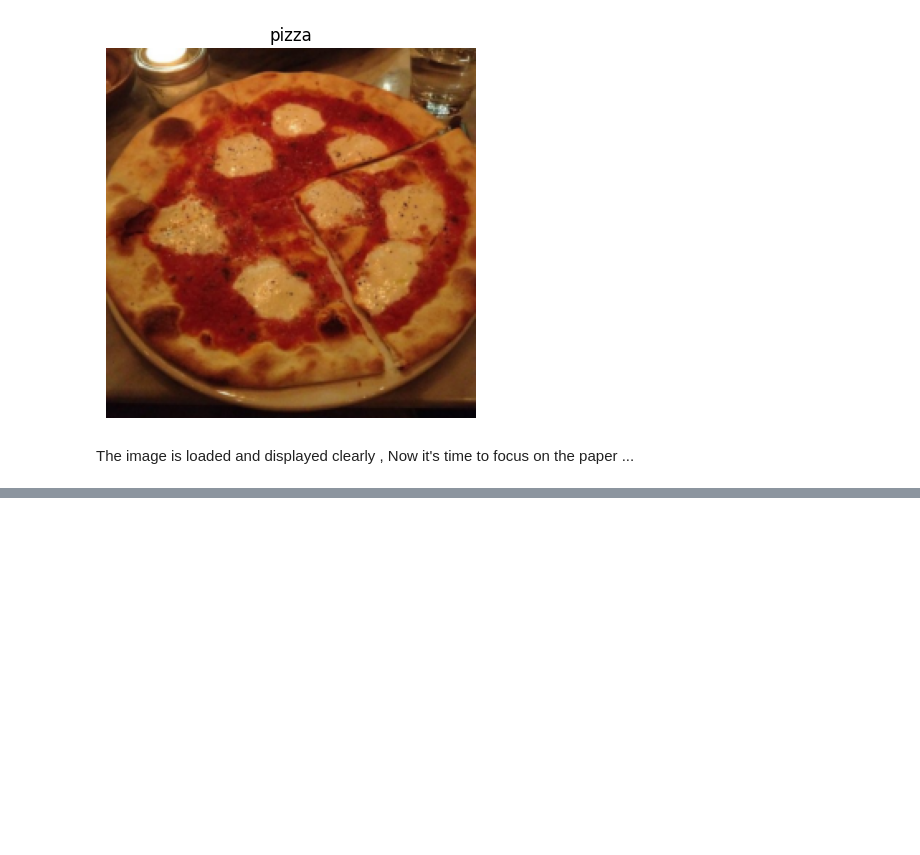
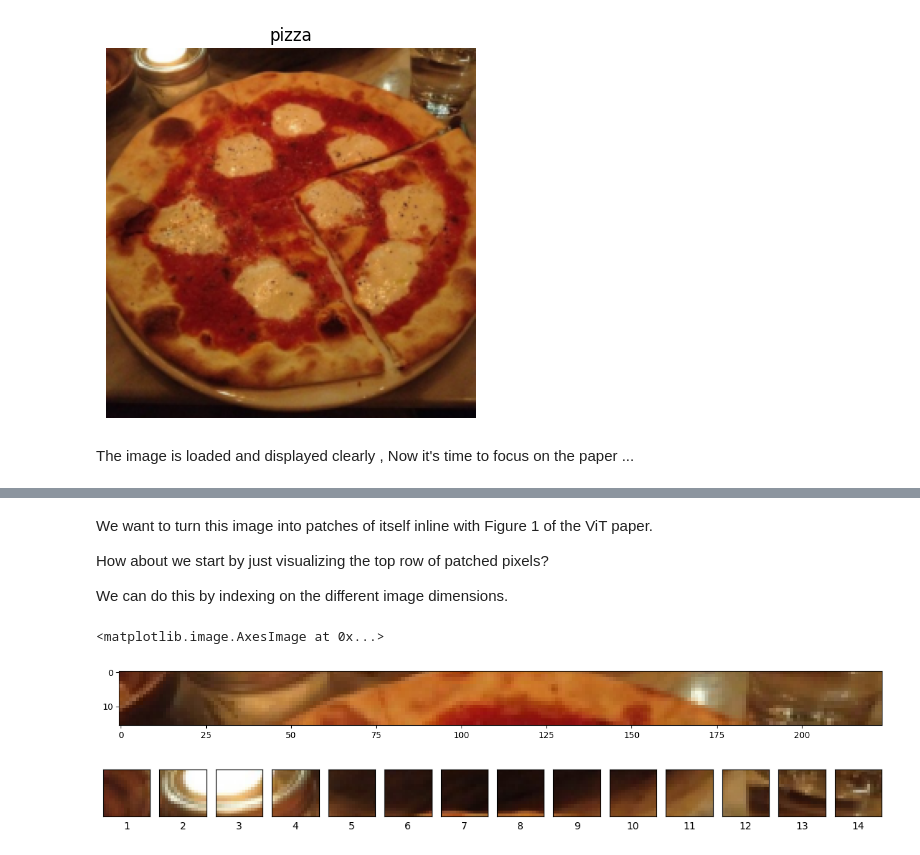
Before and after one commit to ShafaetUllah032/DL_with_PyTorch, a Jupyter notebook: 08 pytorch paper replicating.ipynb, the cells around one changed output, grey strips where cells are left out. Saved outputs shown, nothing was run; the diff lists cells and outputs as text; code cells hidden in the pictures; blank space fills up the shorter version.

Commit message:
creating patches

```diff
--- a/08 pytorch paper replicating.ipynb
+++ b/08 pytorch paper replicating.ipynb
@@ -252,0 +618,41 @@ The image is loaded and displayed clearly , Now it's time to focus on the paper
+# %% [markdown]
+We want to turn this image into patches of itself inline with Figure 1 of the ViT paper.
+
+How about we start by just visualizing the top row of patched pixels?
+
+We can do this by indexing on the different image dimensions.
+# %%
+# change image shape to be complatible with matplotlib (color_channels, height,width) -> (height, widht,color_channels)
+
+image_permuted= image.permute(1,2,0)
+
+# index to plot the top row of patched pixels
+patch_size=16
+plt.figure(figsize=(patch_size,patch_size))
+plt.imshow(image_permuted[patch_size:patch_size+patch_size,:,:])
+# %% [output]
+<matplotlib.image.AxesImage at 0x...>
+[figure, added]
+# %%
+# Setup hyperparameters and make sure img_size and patch_size are compatible
+
+img_size = 224
+patch_size = 16
+num_patches=img_size//patch_size
+assert img_size % patch_size ==0, "image size must be divisible by patch size"
+
+# create a series of subplot
+
+fig , axs = plt.subplots(ncols=num_patches,
+                         nrows=1,
+                         sharex=True,
+                         sharey=True,
+                         figsize=(num_patches,num_patches))
+# Iterate through number of patches in the top row
+for i, patch in enumerate(range(0, img_size, patch_size)):
+    axs[i].imshow(image_permuted[:patch_size, patch:patch+patch_size, :]); # keep height index constant, alter the width index
+    axs[i].set_xlabel(i+1) # set the label
+    axs[i].set_xticks([])
+    axs[i].set_yticks([])
+# %% [output]
+[figure, added]
```
Also changed, not shown: parts of 18 cells of this notebook.
